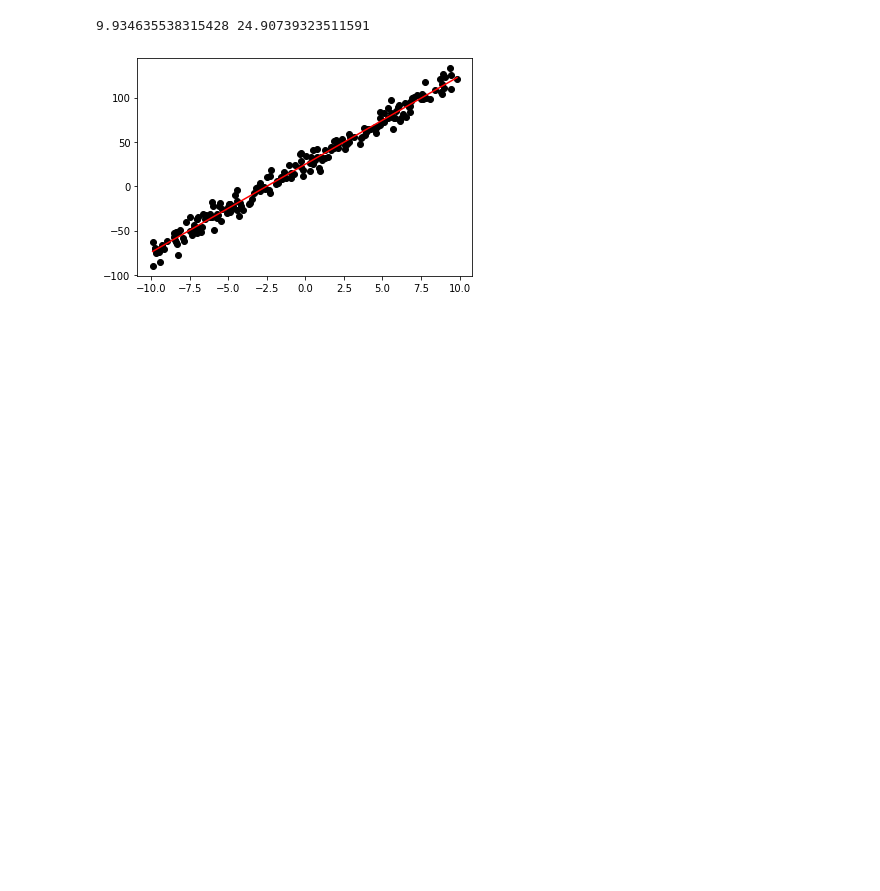
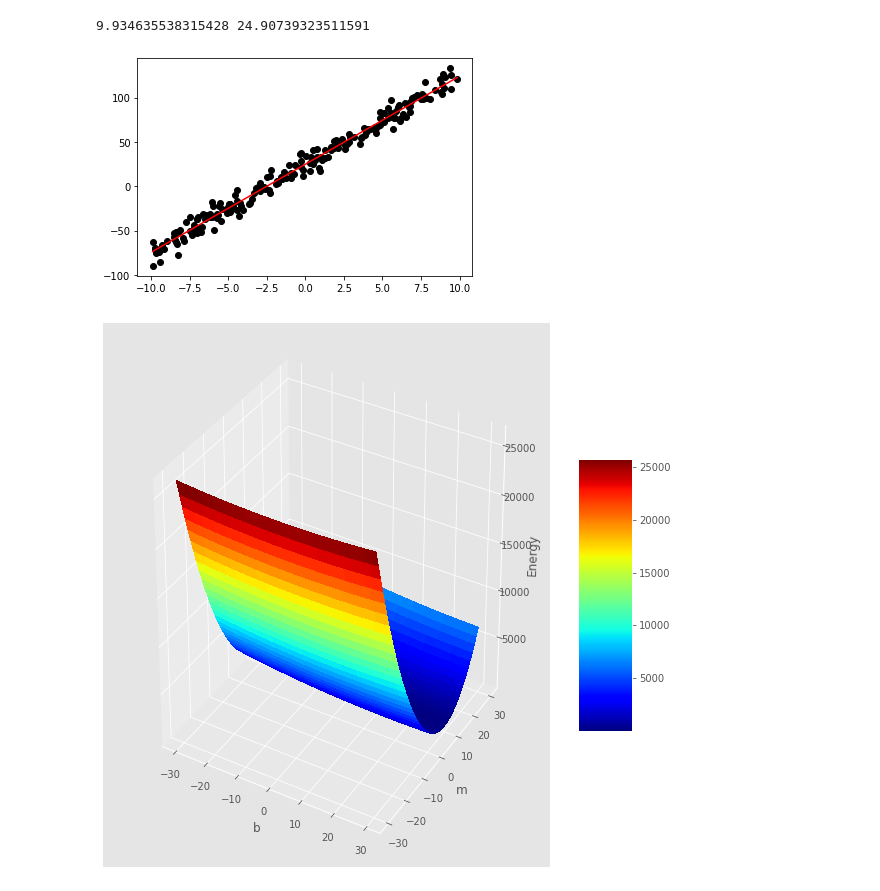
Before and after one commit to seyoung911/ClearWater, a Jupyter notebook: assignment03.ipynb, the cells around one changed output. Cells and saved outputs as stored; diff of their text form; code cells hidden in the pictures; blank space fills up the shorter version.

Commit message:
3.  energy surface 3D로 구현함.  세타0=b,  세타1 =m 으로 표시(범위 둘 다 -30~30)

```diff
--- a/assignment03.ipynb
+++ b/assignment03.ipynb
@@ -31,12 +31,12 @@ m = 0
 b = 0
 
 L = 0.001  # The learning Rate
-epochs = 10000  # The number of iterations to perform gradient descent
+num_iterations = 10000  # The number of iterations to perform gradient descent
 
 n = float(len(x_data)) # Number of elements in X
 
 # Performing Gradient Descent
-for i in range(epochs):
+for i in range(num_iterations):
     Y_pred = m * x_data + b  # The current predicted value of Y
     D_m = (-2/n) * sum(x_data * (y_data - Y_pred))  #  m 변화값
     D_c = (-2/n) * sum(y_data - Y_pred)  # c 변화값
@@ -55,3 +55,41 @@ plt.plot([min(x_data), max(x_data)], [min(Y_pred), max(Y_pred)], color='r')  #
 plt.show()
 # %% [output]
 [figure]
+# %%
+from matplotlib import cm
+from mpl_toolkits.mplot3d import Axes3D
+
+
+# m,b 둘 다  -30 ~ 30의 범위를 가진다.
+
+b = m = np.arange(-30, 30, 0.1)
+
+# m, b 결합
+plt_b, plt_m = np.meshgrid(b, m)
+
+# cost function 함수 작성
+def calculate_mse(b, m):
+    y_hat = b + m * x_data
+    error = y_hat - y_data
+    sse = np.sum(error ** 2)
+    return ((1 / (2 * len(x_data))) * sse)
+
+calculate_mse_v = np.vectorize(calculate_mse)
+mse = calculate_mse_v(plt_b, plt_m).reshape(len(plt_b), len(plt_m))
+
+fig = plt.figure(figsize=(10, 10))
+ax = fig.gca(projection='3d')
+
+surf = ax.plot_surface(plt_b,
+                       plt_m,
+                       mse,
+                       cmap=cm.jet,
+                       linewidth=0,
+                       antialiased=False)
+ax.set_xlabel(r'b')
+ax.set_ylabel(r'm')
+ax.set_zlabel(r'Energy')
+fig.colorbar(surf, shrink= 0.5, aspect= 5)
+plt.show()
+# %% [output]
+[figure, added]
```
